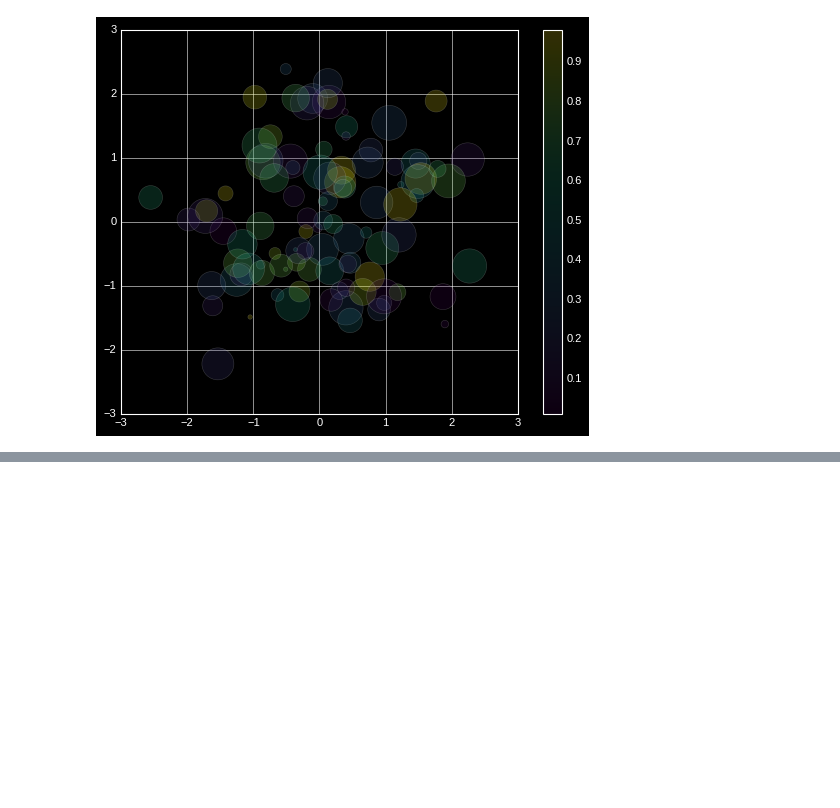
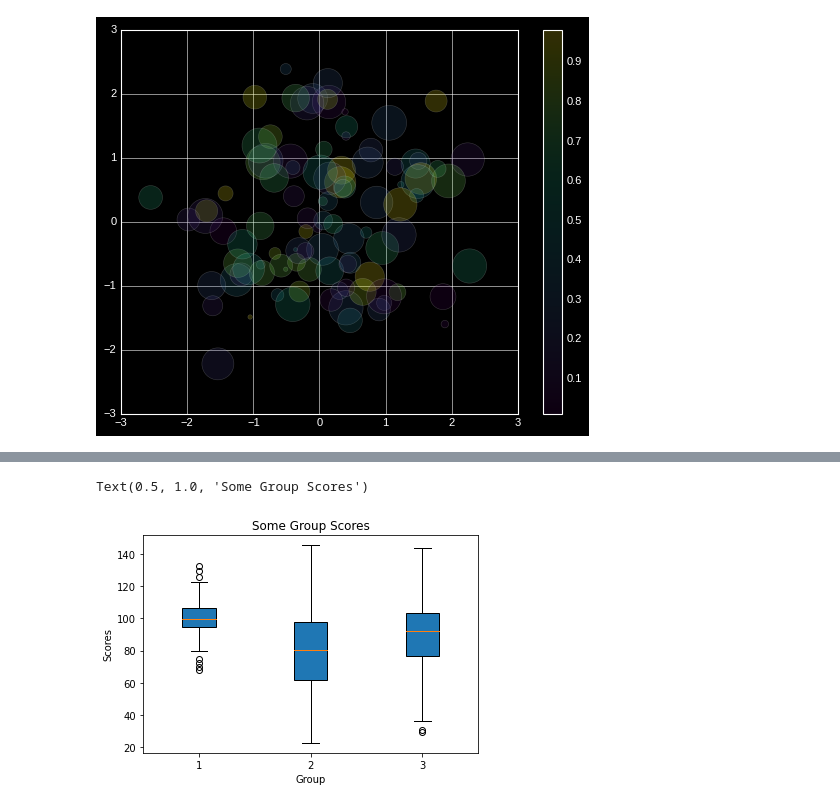
Before and after one commit to muwongelawrence-tech/IMDB_Analysis, a Jupyter notebook: MDB movies notebook.ipynb, the cells around one changed output, grey strips where cells are left out. Cells and saved outputs as stored; diff of their text form; code cells hidden in the pictures; blank space fills up the shorter version.

```diff
--- a/MDB movies notebook.ipynb
+++ b/MDB movies notebook.ipynb
@@ -586,0 +627,19 @@ continue
+# %%
+# Create data
+data_group1 = np.random.normal(100, 10, 200)
+data_group2 = np.random.normal(80, 30, 200)
+data_group3 = np.random.normal(90, 20, 200)
+
+# combine these different datasets into a list
+data_to_plot = [data_group1, data_group2, data_group3]
+
+# Create the boxplot
+# patch_artist must be True to control box fill (color-filled boxes)
+plt.boxplot(data_to_plot, patch_artist = True)
+
+plt.xlabel('Group')
+plt.ylabel('Scores')
+plt.title('Some Group Scores')
+# %% [output]
+Text(0.5, 1.0, 'Some Group Scores')
+[figure, added]
```
Also changed, not shown: parts of 5 cells of this notebook.
